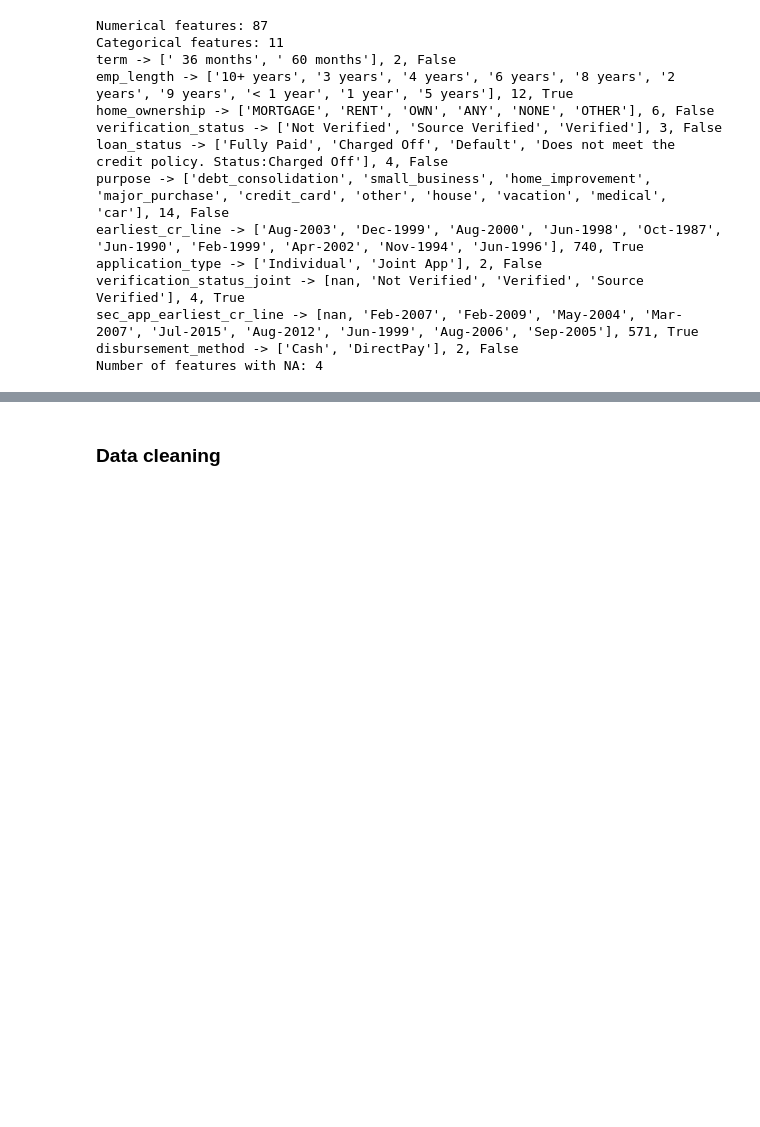
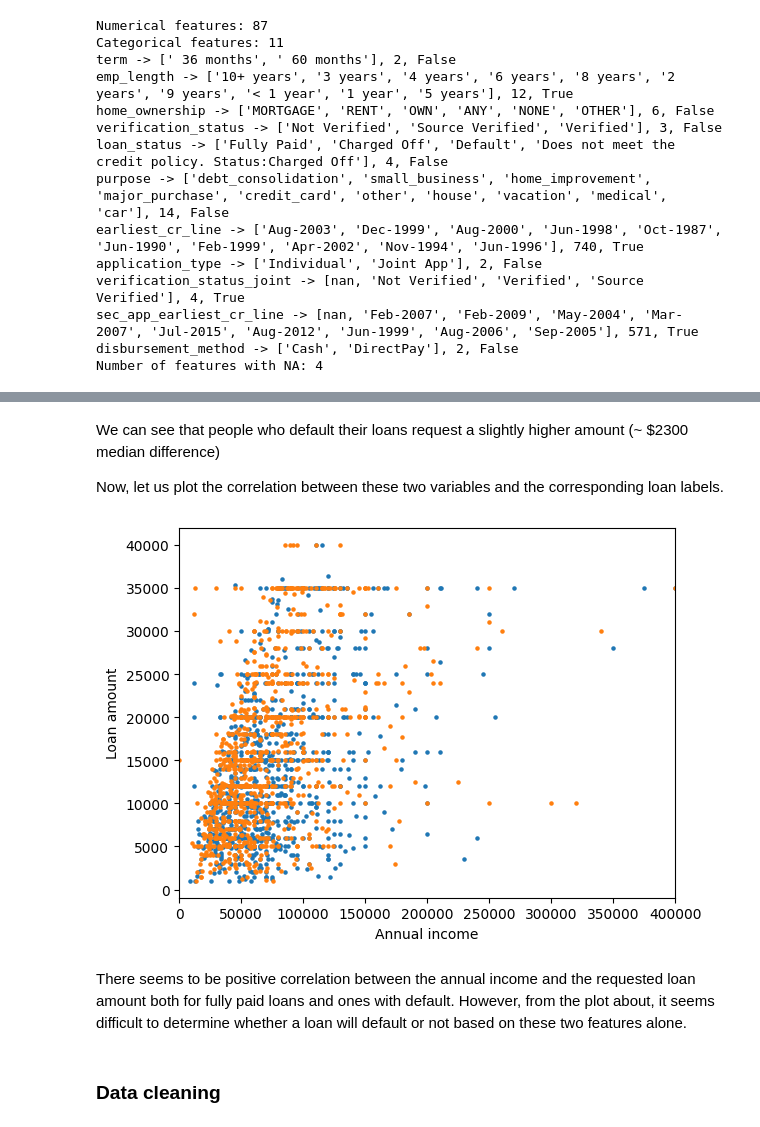
Before and after one commit to cakasa/eth-mas-ai-digital-technology-projects, a Jupyter notebook: loan-default/predicting_loan_default.ipynb, the cells around one changed output, grey strips where cells are left out. Drawn from its saved outputs; the diff is of its cells as text; code cells hidden in the pictures; blank space fills up the shorter version.

```diff
--- a/loan-default/predicting_loan_default.ipynb
+++ b/loan-default/predicting_loan_default.ipynb
@@ -194,3 +265,35 @@ Number of features with NA: 4
+# %% [markdown]
+We can see that people who default their loans request a slightly higher amount (~ $2300 median difference)
+
+Now, let us plot the correlation between these two variables and the corresponding loan labels.
+# %%
+n_samples_each = 1000
+
+paid_loans_sample = paid_loans.sample(n=n_samples_each, random_state=42)
+plt.scatter(
+    paid_loans_sample['annual_inc'],
+    paid_loans_sample['loan_amnt'],
+    label='Fully paid',
+    s=5
+)
+
+
+default_loans_sample = default_loans.sample(n=n_samples_each, random_state=42)
+plt.scatter(
+    default_loans_sample['annual_inc'],
+    default_loans_sample['loan_amnt'],
+    label='Loan default',
+    s=5
+)
+
+plt.xlabel('Annual income')
+plt.ylabel('Loan amount')
+plt.xlim(0, 400_000)
+plt.show()
+# %% [output]
+[figure, added]
+# %% [markdown]
+There seems to be positive correlation between the annual income and the requested loan amount both for fully paid loans and ones with default. However, from the plot about, it seems difficult to determine whether a loan will default or not based on these two features alone.
 # %% [markdown]
 ### Data cleaning
 # %% [markdown]
```
Also changed, not shown: parts of 5 cells of this notebook.
